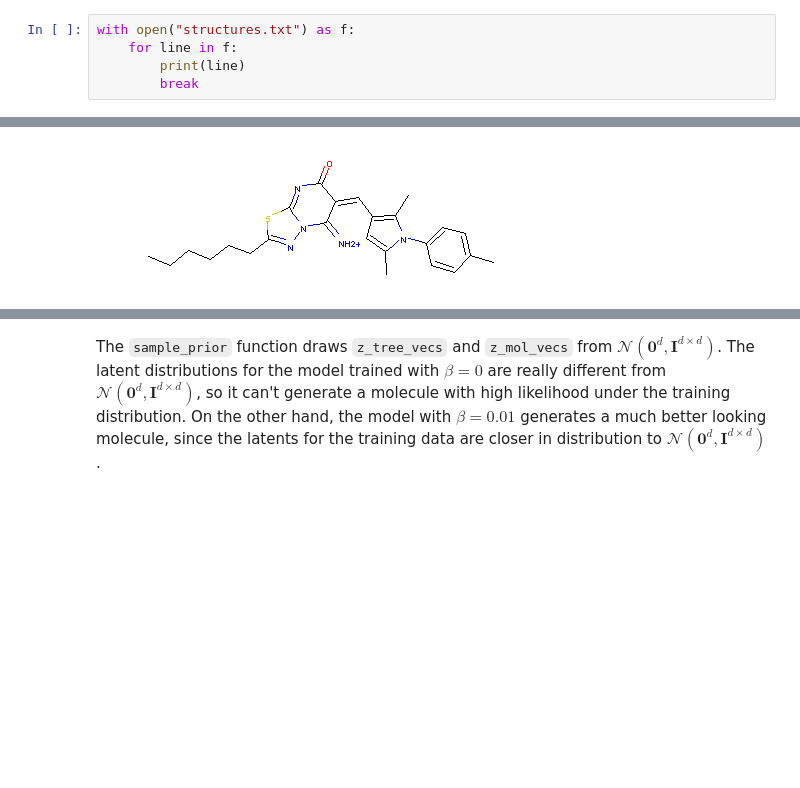
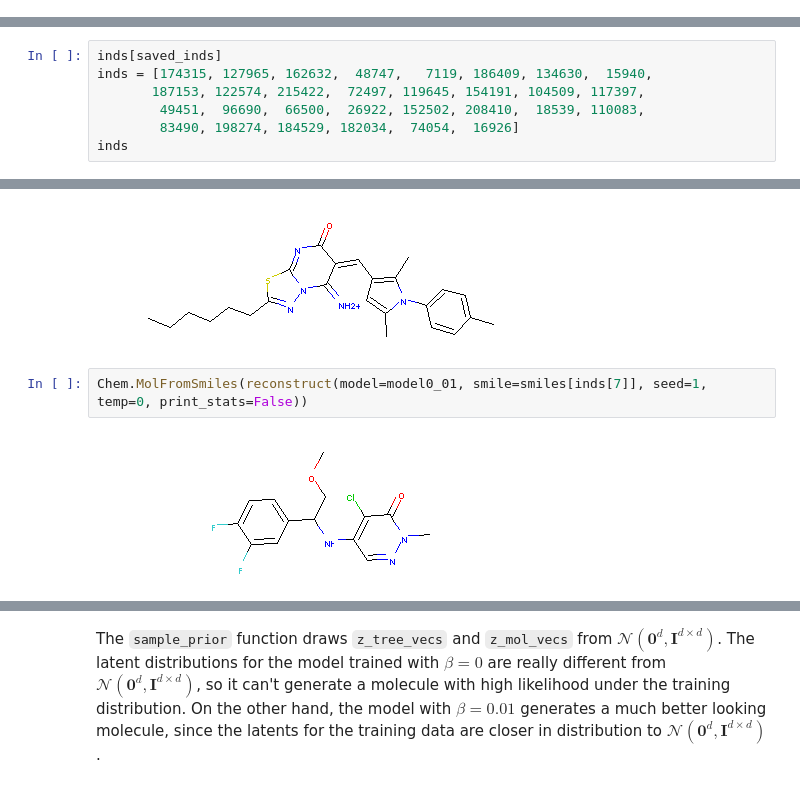
Before and after one commit to yyctamu/CHEMIR, a Jupyter notebook: jtvae/notebooks/mol_rec.ipynb, the cells around one changed output, grey strips where cells are left out. Saved outputs shown, nothing was run; the diff lists cells and outputs as text; blank space fills up the shorter version.

Commit message:
VAE reconstruction/ recommendation examples

```diff
--- a/jtvae/notebooks/mol_rec.ipynb
+++ b/jtvae/notebooks/mol_rec.ipynb
@@ -120,8 +98,3 @@ def get_structures(smile):
 # structure_string = "\n".join([",".join(struct) for struct in all_structures])
 # with open("structures.txt", "w") as f:
 #     f.write(structure_string)
-# %%
-with open("structures.txt") as f:
-    for line in f:
-        print(line)
-        break
@@ -143,0 +125,7 @@ len(vocab.vocab), vocab.vocab[:5]
+# %%
+inds[saved_inds]
+inds = [174315, 127965, 162632,  48747,   7119, 186409, 134630,  15940,
+       187153, 122574, 215422,  72497, 119645, 154191, 104509, 117397,
+        49451,  96690,  66500,  26922, 152502, 208410,  18539, 110083,
+        83490, 198274, 184529, 182034,  74054,  16926]
+inds
@@ -380,3 +388,7 @@ Chem.MolFromSmiles(reconstruct(model=model0, smile=smiles[smile_idx], seed=1, te
 Tree latents: average mean=10.817, average variance=0.000
 Mol latents: average mean=0.281, average variance=0.001
 [figure]
+# %%
+Chem.MolFromSmiles(reconstruct(model=model0_01, smile=smiles[inds[7]], seed=1, temp=0, print_stats=False))
+# %% [output]
+[figure, added]
```
Also changed, not shown: parts of 62 cells of this notebook, 2 other files.
